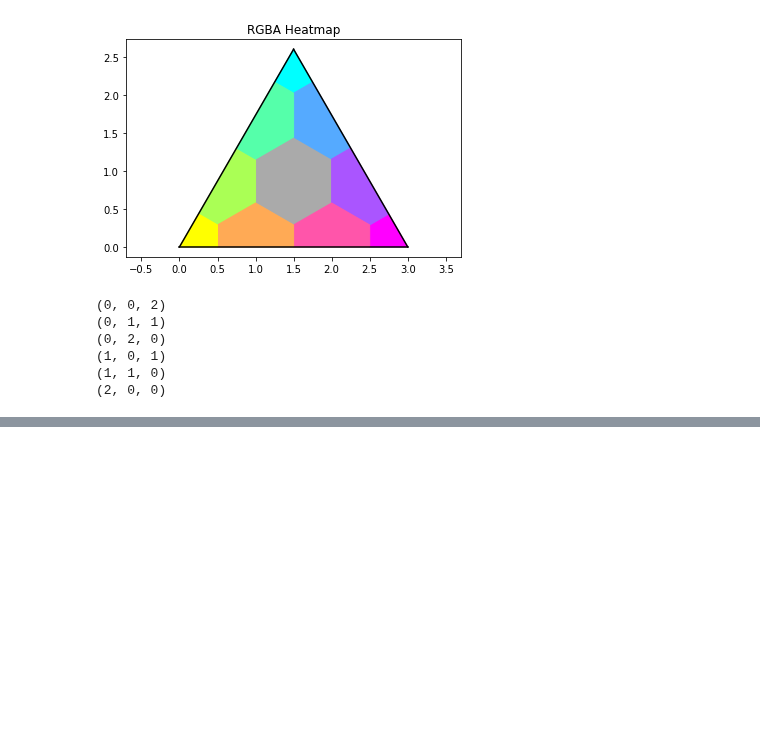
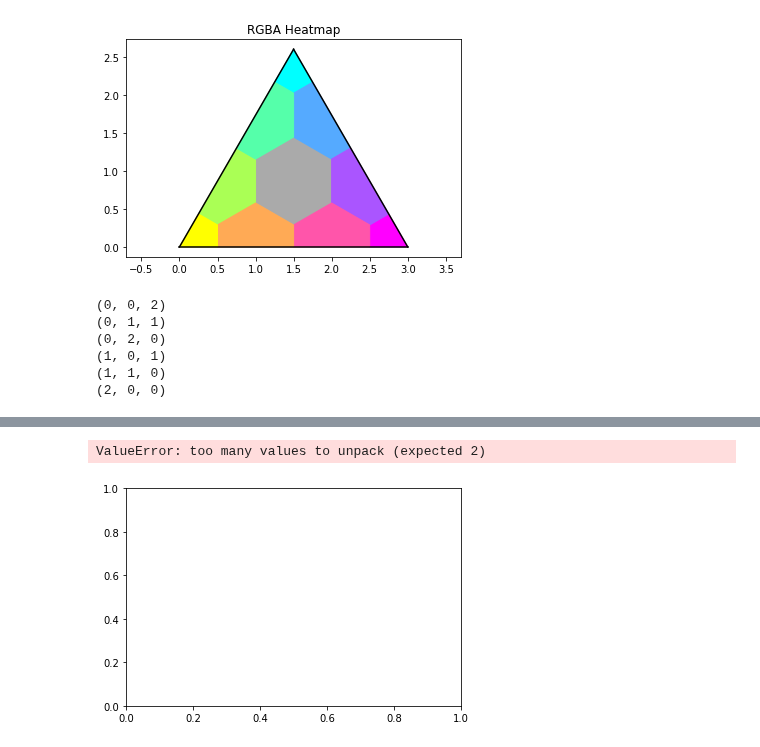
Before and after one commit to xdze2/xdze2.github.io-src, a Jupyter notebook: content/Diagramme_ternaire.ipynb, the cells around one changed output, grey strips where cells are left out. Cells and saved outputs as stored; diff of their text form; code cells hidden in the pictures; blank space fills up the shorter version.

```diff
--- a/content/Diagramme_ternaire.ipynb
+++ b/content/Diagramme_ternaire.ipynb
@@ -97,0 +152,5 @@ simplex_iterator?
+# %%
+plt.pcolor(RGB)
+# %% [output]
+ValueError: too many values to unpack (expected 2)
+[figure, added]
```
Also changed, not shown: parts of 7 cells of this notebook, 10 other files.
